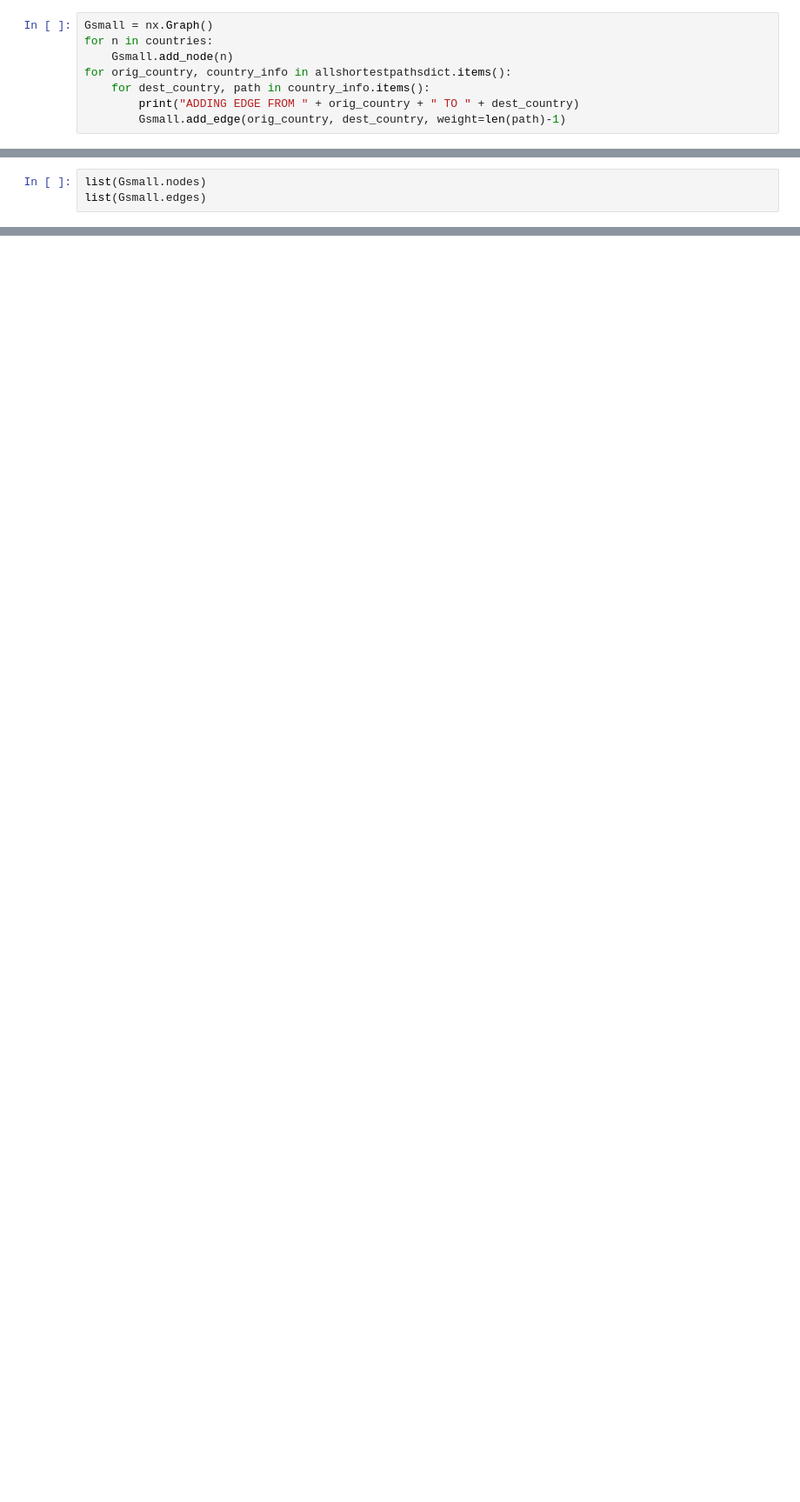
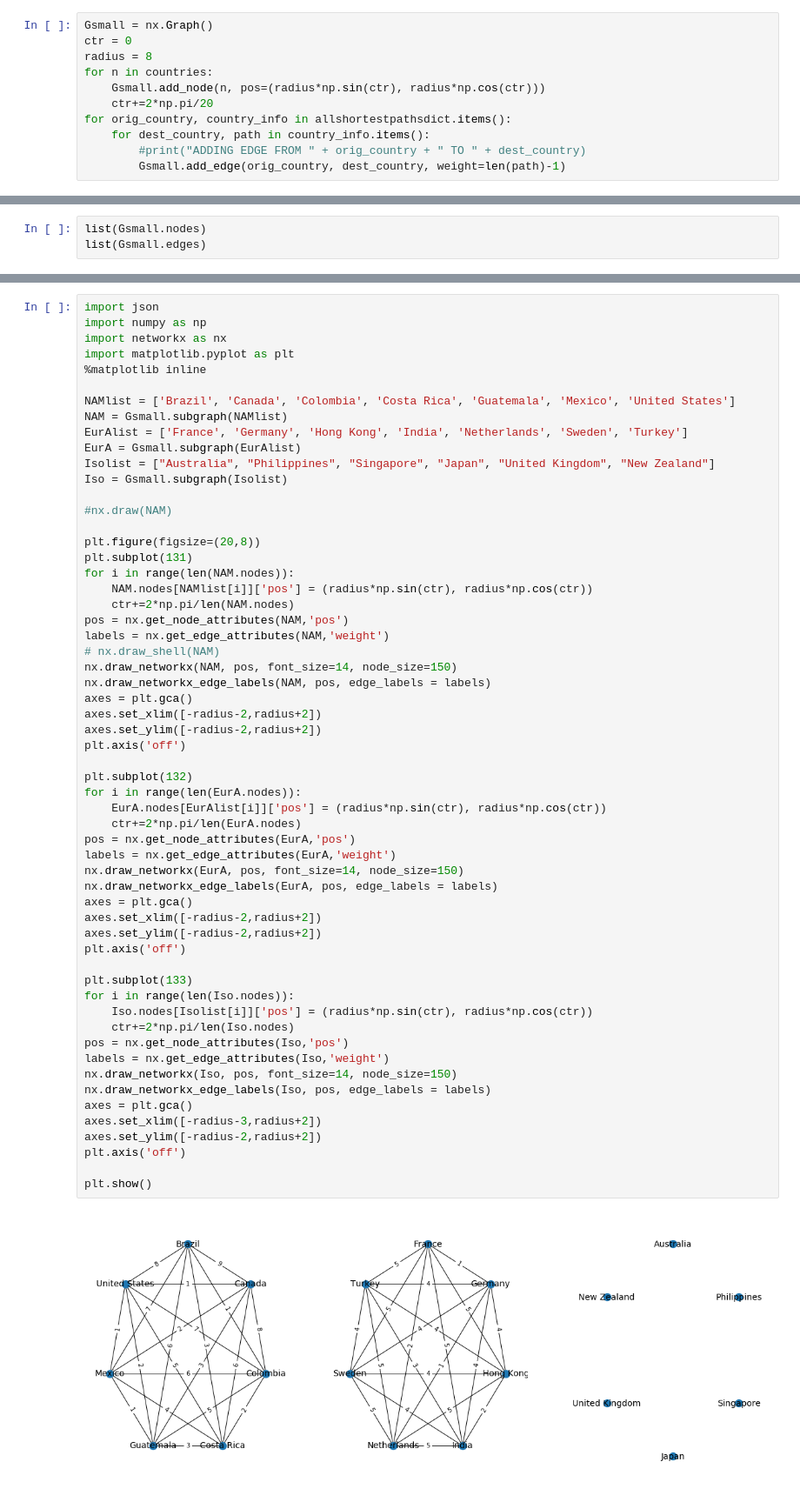
Before and after one commit to carlsonkellie/nets150-finalproject, a Jupyter notebook: countryGraph.ipynb, the cells around one changed output, grey strips where cells are left out. Shown: that part at 87% size. Drawn from its saved outputs; the diff is of its cells as text; blank space fills up the shorter version.

```diff
--- a/countryGraph.ipynb
+++ b/countryGraph.ipynb
@@ -136,8 +144,11 @@ print(np.mean(bottomhalf))
 # %%
 Gsmall = nx.Graph()
+ctr = 0
+radius = 8
 for n in countries:
-    Gsmall.add_node(n)
+    Gsmall.add_node(n, pos=(radius*np.sin(ctr), radius*np.cos(ctr)))
+    ctr+=2*np.pi/20
 for orig_country, country_info in allshortestpathsdict.items():
     for dest_country, path in country_info.items():
-        print("ADDING EDGE FROM " + orig_country + " TO " + dest_country)
+        #print("ADDING EDGE FROM " + orig_country + " TO " + dest_country)
         Gsmall.add_edge(orig_country, dest_country, weight=len(path)-1)
@@ -231,0 +158,60 @@ plt.show()
+# %%
+import json
+import numpy as np
+import networkx as nx
+import matplotlib.pyplot as plt
+%matplotlib inline
+
+NAMlist = ['Brazil', 'Canada', 'Colombia', 'Costa Rica', 'Guatemala', 'Mexico', 'United States']
+NAM = Gsmall.subgraph(NAMlist)
+EurAlist = ['France', 'Germany', 'Hong Kong', 'India', 'Netherlands', 'Sweden', 'Turkey']
+EurA = Gsmall.subgraph(EurAlist)
+Isolist = ["Australia", "Philippines", "Singapore", "Japan", "United Kingdom", "New Zealand"]
+Iso = Gsmall.subgraph(Isolist)
+
+#nx.draw(NAM)
+
+plt.figure(figsize=(20,8))
+plt.subplot(131)
+for i in range(len(NAM.nodes)):
+    NAM.nodes[NAMlist[i]]['pos'] = (radius*np.sin(ctr), radius*np.cos(ctr))
+    ctr+=2*np.pi/len(NAM.nodes)
+pos = nx.get_node_attributes(NAM,'pos')
+labels = nx.get_edge_attributes(NAM,'weight')
+# nx.draw_shell(NAM)
+nx.draw_networkx(NAM, pos, font_size=14, node_size=150)
+nx.draw_networkx_edge_labels(NAM, pos, edge_labels = labels)
+axes = plt.gca()
+axes.set_xlim([-radius-2,radius+2])
+axes.set_ylim([-radius-2,radius+2])
+plt.axis('off')
+
+plt.subplot(132)
+for i in range(len(EurA.nodes)):
+    EurA.nodes[EurAlist[i]]['pos'] = (radius*np.sin(ctr), radius*np.cos(ctr))
+    ctr+=2*np.pi/len(EurA.nodes)
+pos = nx.get_node_attributes(EurA,'pos')
+labels = nx.get_edge_attributes(EurA,'weight')
+nx.draw_networkx(EurA, pos, font_size=14, node_size=150)
+nx.draw_networkx_edge_labels(EurA, pos, edge_labels = labels)
+axes = plt.gca()
+axes.set_xlim([-radius-2,radius+2])
+axes.set_ylim([-radius-2,radius+2])
+plt.axis('off')
+
+plt.subplot(133)
+for i in range(len(Iso.nodes)):
+    Iso.nodes[Isolist[i]]['pos'] = (radius*np.sin(ctr), radius*np.cos(ctr))
+    ctr+=2*np.pi/len(Iso.nodes)
+pos = nx.get_node_attributes(Iso,'pos')
+labels = nx.get_edge_attributes(Iso,'weight')
+nx.draw_networkx(Iso, pos, font_size=14, node_size=150)
+nx.draw_networkx_edge_labels(Iso, pos, edge_labels = labels)
+axes = plt.gca()
+axes.set_xlim([-radius-3,radius+2])
+axes.set_ylim([-radius-2,radius+2])
+plt.axis('off')
+
+plt.show()
+# %% [output]
+[figure, added]
```
Also changed, not shown: parts of 7 cells of this notebook, 7 other files.
